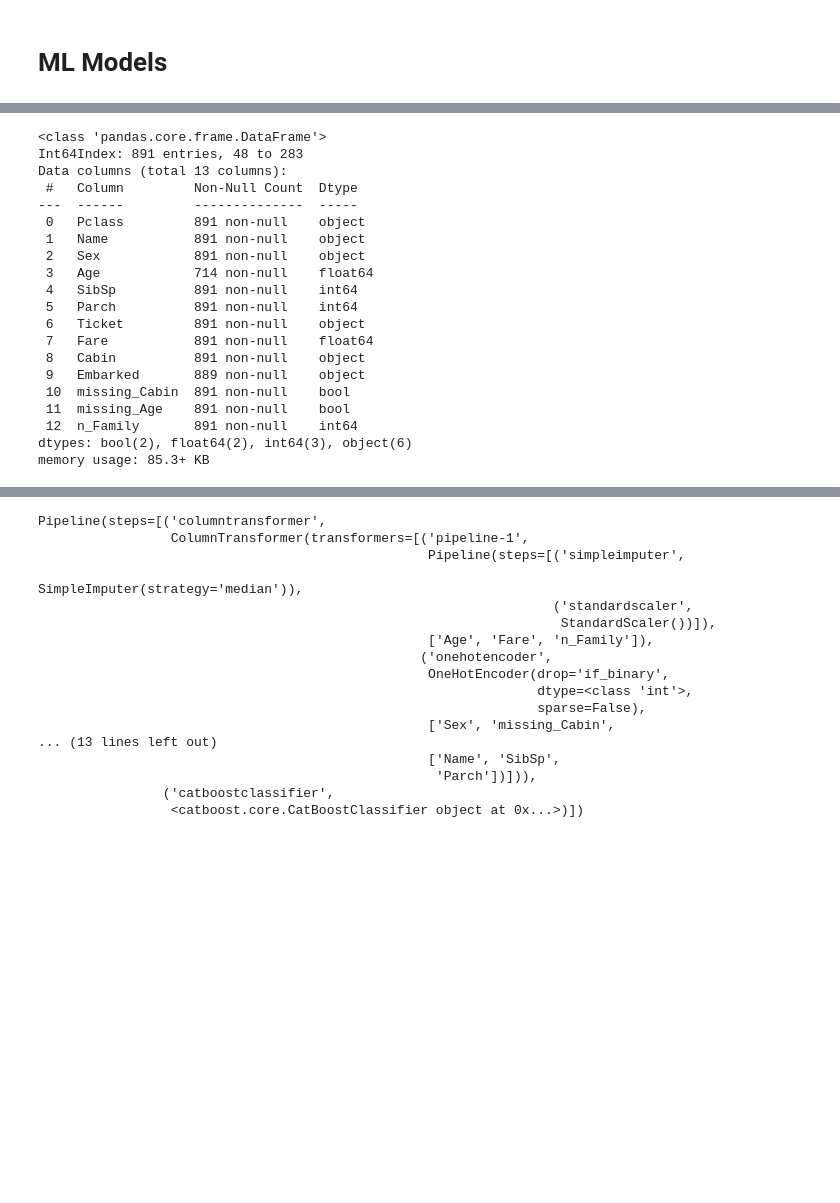
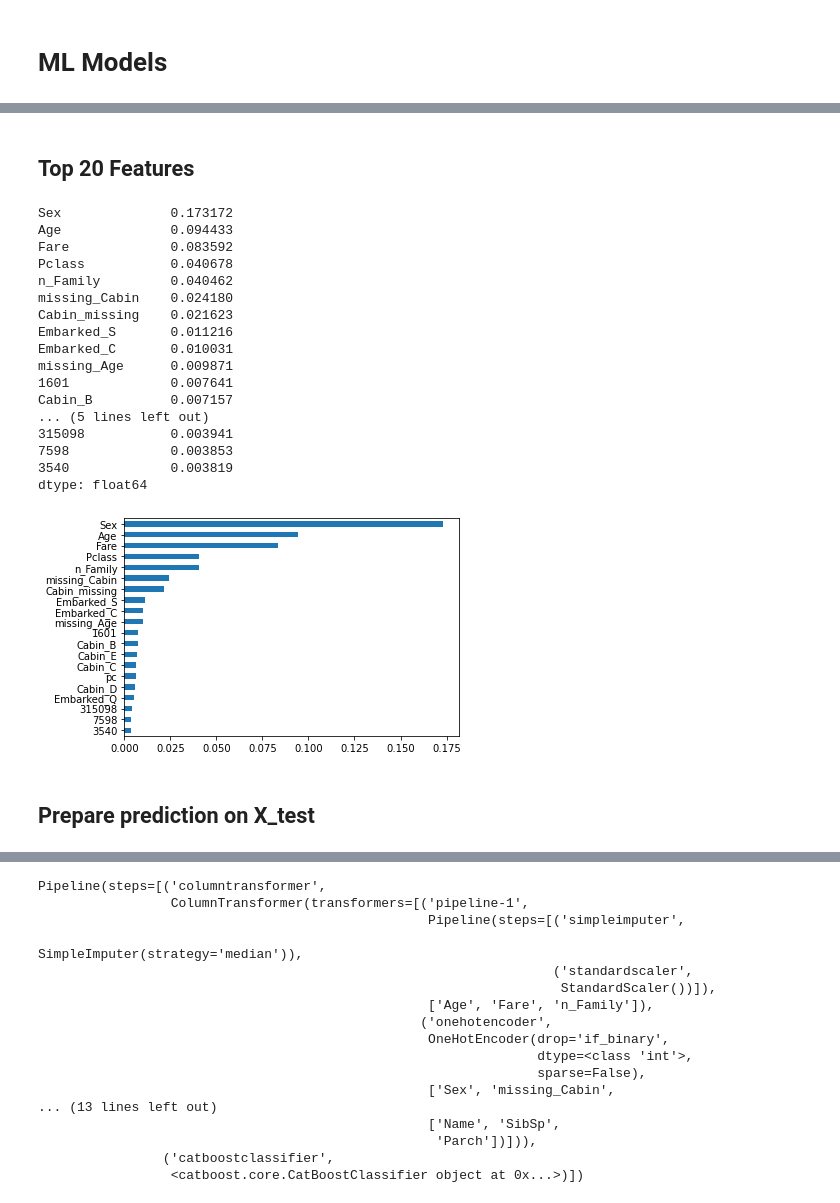
Before and after one commit to johnwslee/Titanic, a Jupyter notebook: Titanic.ipynb, the cells around one changed output, grey strips where cells are left out. Drawn from its saved outputs; the diff is of its cells as text; code cells hidden in the pictures; blank space fills up the shorter version.

```diff
--- a/Titanic.ipynb
+++ b/Titanic.ipynb
@@ -316,0 +319,2 @@ pd.DataFrame(results)
+# %%
+pipe_rf.fit(X_train, y_train)
@@ -316,0 +339,28 @@ pd.DataFrame(results)
+# %%
+ticket_column = pipe_rf.named_steps["columntransformer"].named_transformers_["countvectorizer"].get_feature_names_out(ticket_features).tolist()
+# %%
+catagorical_columns = pipe_rf.named_steps["columntransformer"].named_transformers_["pipeline-2"].named_steps["onehotencoder"].get_feature_names_out(categorical_features).tolist()
+# %%
+columns = numeric_features + binary_features + ordinal_features + ticket_column + catagorical_columns
+# %% [markdown]
+## Top 20 Features
+# %%
+pd.Series(pipe_rf.named_steps["randomforestclassifier"].feature_importances_, columns).sort_values(ascending=False).head(20)
+# %% [output]
+Sex              0.173172
+Age              0.094433
+Fare             0.083592
+Pclass           0.040678
+n_Family         0.040462
+missing_Cabin    0.024180
+Cabin_missing    0.021623
+Embarked_S       0.011216
+Embarked_C       0.010031
+missing_Age      0.009871
+1601             0.007641
+Cabin_B          0.007157
+... (5 lines left out)
+315098           0.003941
+7598             0.003853
+3540             0.003819
+dtype: float64
@@ -317,26 +369,11 @@ pd.DataFrame(results)
 # %%
-X_train.info()
+top20 = pd.Series(pipe_rf.named_steps["randomforestclassifier"].feature_importances_, columns).sort_values(ascending=False).head(20)
+top20.plot.barh().invert_yaxis()
+plt.show()
 # %% [output]
-<class 'pandas.core.frame.DataFrame'>
-Int64Index: 891 entries, 48 to 283
-Data columns (total 13 columns):
- #   Column         Non-Null Count  Dtype
----  ------         --------------  -----
- 0   Pclass         891 non-null    object
- 1   Name           891 non-null    object
- 2   Sex            891 non-null    object
- 3   Age            714 non-null    float64
- 4   SibSp          891 non-null    int64
- 5   Parch          891 non-null    int64
- 6   Ticket         891 non-null    object
- 7   Fare           891 non-null    float64
- 8   Cabin          891 non-null    object
- 9   Embarked       889 non-null    object
- 10  missing_Cabin  891 non-null    bool
- 11  missing_Age    891 non-null    bool
- 12  n_Family       891 non-null    int64
-dtypes: bool(2), float64(2), int64(3), object(6)
-memory usage: 85.3+ KB
+[figure, added]
+# %% [markdown]
+## Prepare prediction on X_test
 # %%
 X_test = pd.read_csv("data/test.csv")
 X_test
```
Also changed, not shown: parts of 10 cells of this notebook.
